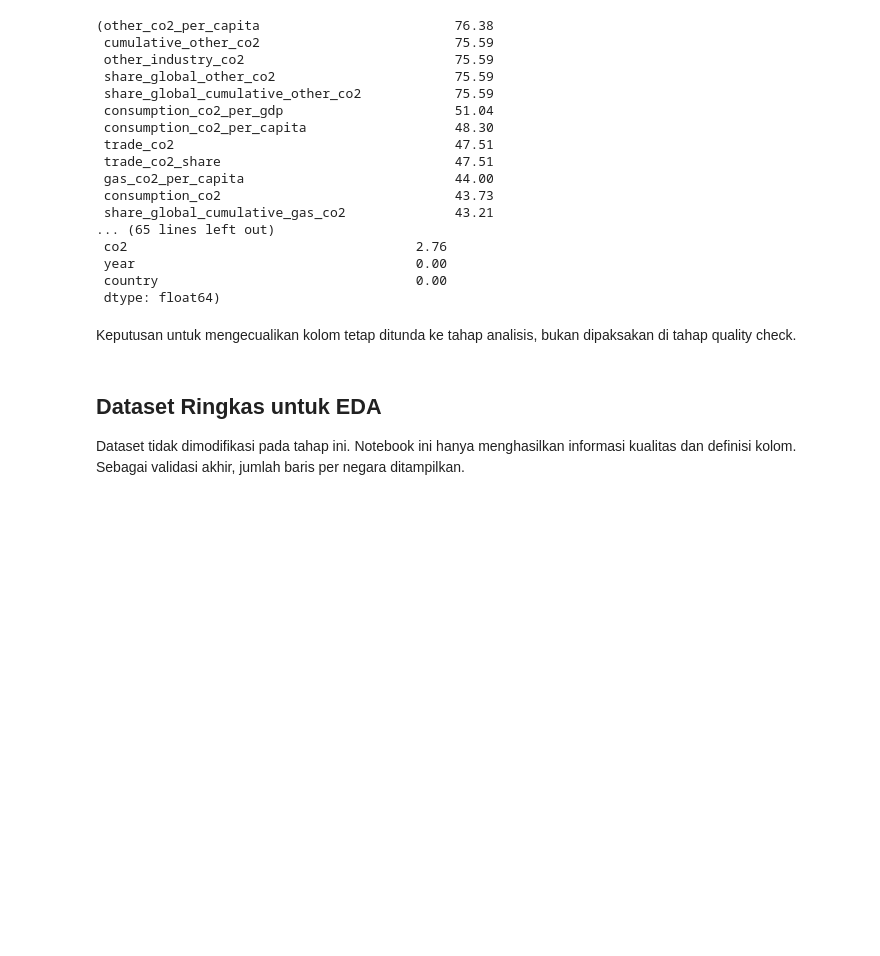
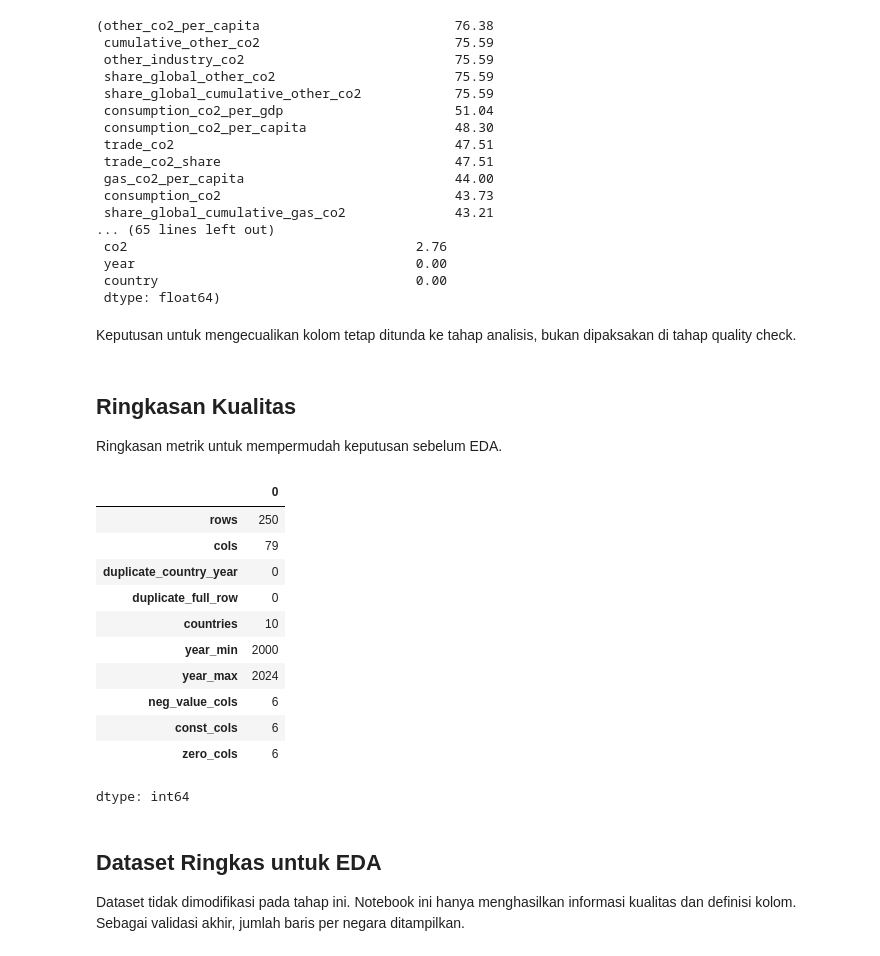
Before and after one commit to AlvitoDwiP/carbon-emission, a Jupyter notebook: notebooks/02_data_quality_check.ipynb, the cells around one changed output. Cells and saved outputs as stored; diff of their text form; code cells hidden in the pictures; blank space fills up the shorter version.

```diff
--- a/notebooks/02_data_quality_check.ipynb
+++ b/notebooks/02_data_quality_check.ipynb
@@ -144,0 +209,3 @@ Hasil ini menunjukkan apakah seluruh negara memiliki cakupan tahun yang seimbang
+# %%
+neg_cols = [c for c in numeric_cols if (df[c] < 0).any()]
+neg_cols
@@ -144,0 +227,5 @@ Hasil ini menunjukkan apakah seluruh negara memiliki cakupan tahun yang seimbang
+# %%
+const_cols = [c for c in numeric_cols if df[c].nunique(dropna=True) <= 1]
+zero_cols = [c for c in numeric_cols if (df[c].fillna(0) == 0).all()]
+
+const_cols, zero_cols
@@ -205,6 +323,37 @@ cols_above_threshold, cols_below_threshold
  dtype: float64)
 # %% [markdown]
 Keputusan untuk mengecualikan kolom tetap ditunda ke tahap analisis, bukan dipaksakan di tahap quality check.
+# %% [markdown]
+## Ringkasan Kualitas
+Ringkasan metrik untuk mempermudah keputusan sebelum EDA.
+# %%
+quality_summary = {
+    "rows": len(df),
+    "cols": df.shape[1],
+    "duplicate_country_year": int(df.duplicated(["country", "year"]).sum()),
+    "duplicate_full_row": int(df.duplicated().sum()),
+    "countries": df["country"].nunique(),
+    "year_min": int(df["year"].min()),
+    "year_max": int(df["year"].max()),
+    "neg_value_cols": len(neg_cols) if "neg_cols" in globals() else None,
+    "const_cols": len(const_cols),
+    "zero_cols": len(zero_cols),
+}
+
+pd.Series(quality_summary)
+# %% [output]
+|  | 0 |
+| rows | 250 |
+| cols | 79 |
+| duplicate_country_year | 0 |
+| duplicate_full_row | 0 |
+| countries | 10 |
+| year_min | 2000 |
+| year_max | 2024 |
+| neg_value_cols | 6 |
+| const_cols | 6 |
+| zero_cols | 6 |
+dtype: int64
 # %% [markdown]
 ## Dataset Ringkas untuk EDA
 Dataset tidak dimodifikasi pada tahap ini.
```
Also changed, not shown: parts of 19 cells of this notebook, 1 other file.
